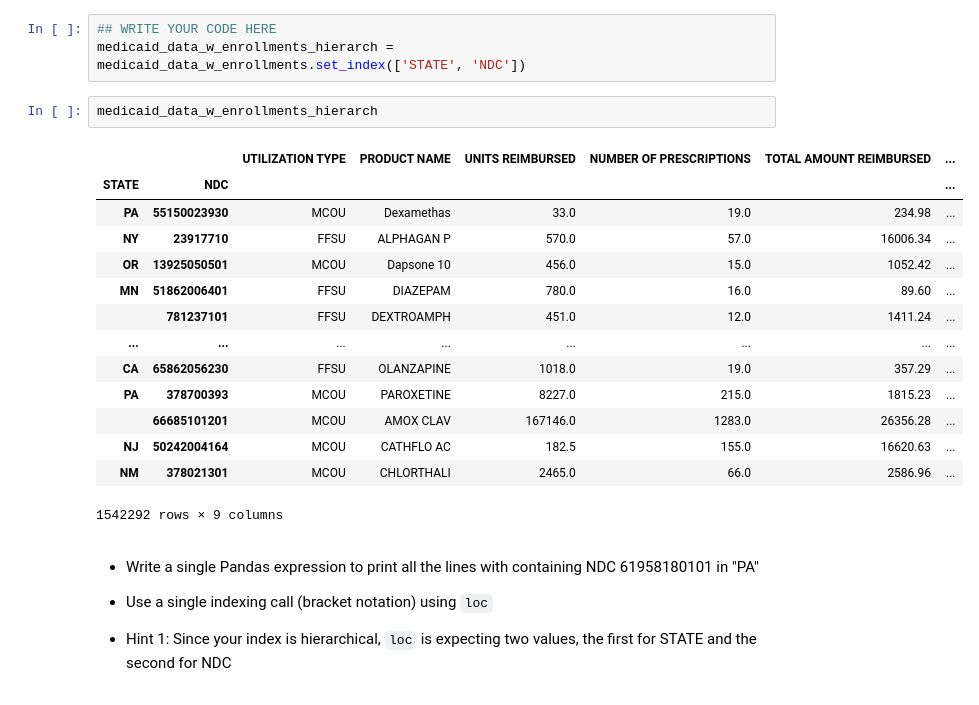
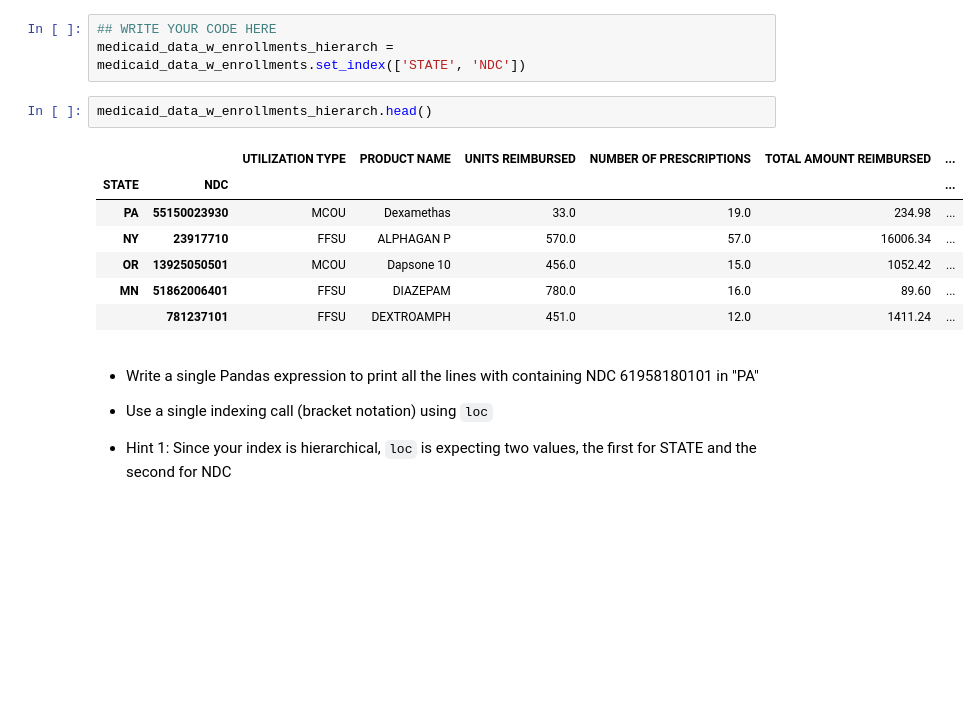
Before and after one commit to ebruffey/ics434, a Jupyter notebook: assignments/data-wrangling-ebruffey/Assignment_1.ipynb, the cells around one changed output. Saved outputs shown, nothing was run; the diff lists cells and outputs as text; blank space fills up the shorter version.

```diff
--- a/assignments/data-wrangling-ebruffey/Assignment_1.ipynb
+++ b/assignments/data-wrangling-ebruffey/Assignment_1.ipynb
@@ -630,22 +484,15 @@ medicaid_data_w_enrollments
 ## WRITE YOUR CODE HERE
 medicaid_data_w_enrollments_hierarch = medicaid_data_w_enrollments.set_index(['STATE', 'NDC'])
 # %%
-medicaid_data_w_enrollments_hierarch
+medicaid_data_w_enrollments_hierarch.head()
 # %% [output]
 |  |  | UTILIZATION TYPE | PRODUCT NAME | UNITS REIMBURSED | NUMBER OF PRESCRIPTIONS | TOTAL AMOUNT REIMBURSED | ... |
 | STATE | NDC |  |  |  |  |  | ... |
 | PA | 55150023930 | MCOU | Dexamethas | 33.0 | 19.0 | 234.98 | ... |
 | NY | 23917710 | FFSU | ALPHAGAN P | 570.0 | 57.0 | 16006.34 | ... |
 | OR | 13925050501 | MCOU | Dapsone 10 | 456.0 | 15.0 | 1052.42 | ... |
 | MN | 51862006401 | FFSU | DIAZEPAM | 780.0 | 16.0 | 89.60 | ... |
 |  | 781237101 | FFSU | DEXTROAMPH | 451.0 | 12.0 | 1411.24 | ... |
-| ... | ... | ... | ... | ... | ... | ... | ... |
-| CA | 65862056230 | FFSU | OLANZAPINE | 1018.0 | 19.0 | 357.29 | ... |
-| PA | 378700393 | MCOU | PAROXETINE | 8227.0 | 215.0 | 1815.23 | ... |
-|  | 66685101201 | MCOU | AMOX CLAV | 167146.0 | 1283.0 | 26356.28 | ... |
-| NJ | 50242004164 | MCOU | CATHFLO AC | 182.5 | 155.0 | 16620.63 | ... |
-| NM | 378021301 | MCOU | CHLORTHALI | 2465.0 | 66.0 | 2586.96 | ... |
-1542292 rows × 9 columns
 # %% [markdown]
 
 * Write a single Pandas expression to print all the lines with containing NDC 61958180101 in "PA"
```
Also changed, not shown: parts of 12 cells of this notebook.
